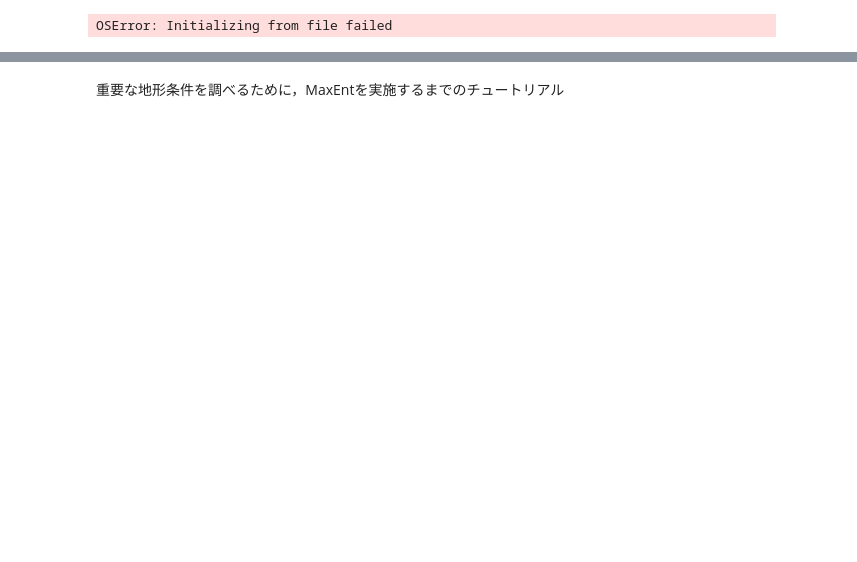
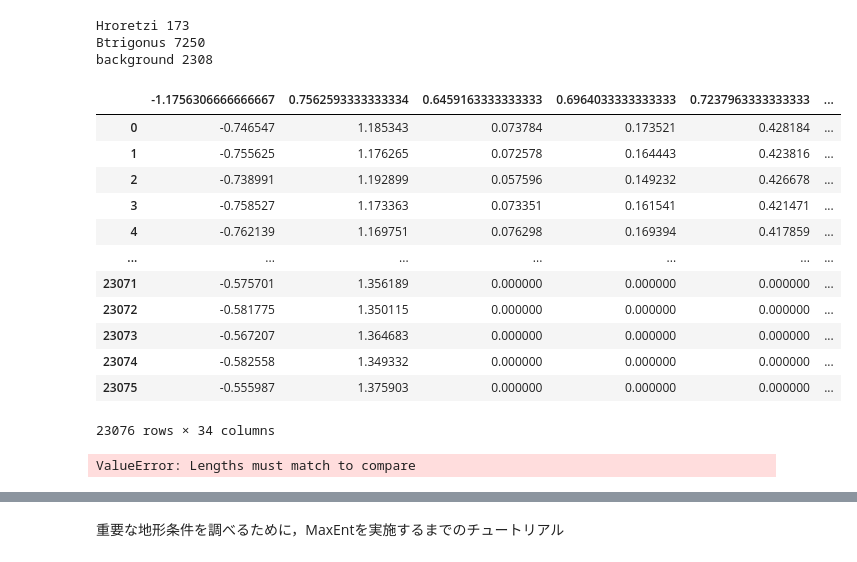
Before and after one commit to TakayukiKanki/habmaptools, a Jupyter notebook: tutorial2.ipynb, the cells around one changed output, grey strips where cells are left out. Saved outputs shown, nothing was run; the diff lists cells and outputs as text; code cells hidden in the pictures; blank space fills up the shorter version.

```diff
--- a/tutorial2.ipynb
+++ b/tutorial2.ipynb
@@ -14,17 +25,52 @@ import habmaptools
 # %%
 #出現データの取得
 path_output=os.getcwd()+"/sample/sample_output/"
-species=["Hroretzi", "Btrigonus"]
+species=["Hroretzi", "Btrigonus"]#, "Spirorbidae1"]
 species_2=["Hroretzi_1811", "Btrigonus_1811", "Btrigonus_1908"]
 
-path_terrain_variables=os.getcwd()+"/sample/sample_output/terrain_variables_modelA01.csv"
-path_occurrence_dataset=os.getcwd()+"/sample/sample_dataset/"
+path_env=os.getcwd()+"/sample/sample_output/terrain_variables_modelA01.csv"
+path_model=os.getcwd()+"/sample/sample_model/"
+path_dataset=os.getcwd()+"/sample/sample_dataset/"
+model_file=["A01"]
 #speciesは，Species_yymm.plyのような形式で保存されています．
 #異なる年月のデータを区別しない場合にはSpeciesのみ，区別する場合にはspecies_yymmでspeciesを指定してください．
 #与えたspeceisには
-#backgroundデータは非常に大量になるため，すべてのデータを用いず一部のデータのみを用いることを推奨します．
-#sep=9だと9個おきにデータを取得してbackgroundとすることを意味します．
-habmaptools.make_master_occurrence(path_terrain_variables, path_occurrence_dataset, species, path_output, sep=10)
-pd.read_csv(path_output+"/master_occurrence.csv")
+#backgroundデータは非常に大量になるため，すべてのデータを用いず一部のデータを抽出することを推奨します．
+#backgroundは岩盤全体であって，生物が出現しなかった場所ではないことに注意してください．
+#sep=10だと10個おきにデータを取得(すなわちランダムに10%のデータを抽出)してbackgroundとすることを意味します．
+
+#ファイル名命名ルールに従わなければ失敗するので注意してください．
+#ex.)modelA01_Hroretzi_1908.ply
+occurrence, occurrence_month=habmaptools.make_occurrence_data3(species, model_file, path_model, path_dataset)
+occurrence.to_csv(path_output+"occurrence.csv", index=False)
+#habmaptools.make_master_occurrence(path_terrain_variables, path_occurrence_dataset, species, path_output, sep=10)
+#pd.read_csv(path_output+"/master_occurrence.csv")
-# %% [output]
-OSError: Initializing from file failed
+# %%
+path_occurrence=path_output+"occurrence.csv"
+master_data=habmaptools.make_master_occurrence(path_env, path_occurrence, species+["background"], sep=10)
+master_data.to_csv(path_output+"/master_occurrence.csv")#,index=False, header=False)
+# %% [output]
+Hroretzi 173
+Btrigonus 7250
+background 2308
+# %%
+pd.read_csv(path_env)
+# %% [output]
+|  | -1.1756306666666667 | 0.7562593333333334 | 0.6459163333333333 | 0.6964033333333333 | 0.7237963333333333 | ... |
+| 0 | -0.746547 | 1.185343 | 0.073784 | 0.173521 | 0.428184 | ... |
+| 1 | -0.755625 | 1.176265 | 0.072578 | 0.164443 | 0.423816 | ... |
+| 2 | -0.738991 | 1.192899 | 0.057596 | 0.149232 | 0.426678 | ... |
+| 3 | -0.758527 | 1.173363 | 0.073351 | 0.161541 | 0.421471 | ... |
+| 4 | -0.762139 | 1.169751 | 0.076298 | 0.169394 | 0.417859 | ... |
+| ... | ... | ... | ... | ... | ... | ... |
+| 23071 | -0.575701 | 1.356189 | 0.000000 | 0.000000 | 0.000000 | ... |
+| 23072 | -0.581775 | 1.350115 | 0.000000 | 0.000000 | 0.000000 | ... |
+| 23073 | -0.567207 | 1.364683 | 0.000000 | 0.000000 | 0.000000 | ... |
+| 23074 | -0.582558 | 1.349332 | 0.000000 | 0.000000 | 0.000000 | ... |
+| 23075 | -0.555987 | 1.375903 | 0.000000 | 0.000000 | 0.000000 | ... |
+23076 rows × 34 columns
+# %%
+master_data2=pd.read_csv(path_output+"/master_occurrence.csv")
+master_data2[master_data2.species==["Hroretzi"]].iloc[:,12]
+# %% [output]
+ValueError: Lengths must match to compare
```
Also changed, not shown: parts of 6 cells of this notebook, 16 other files.
